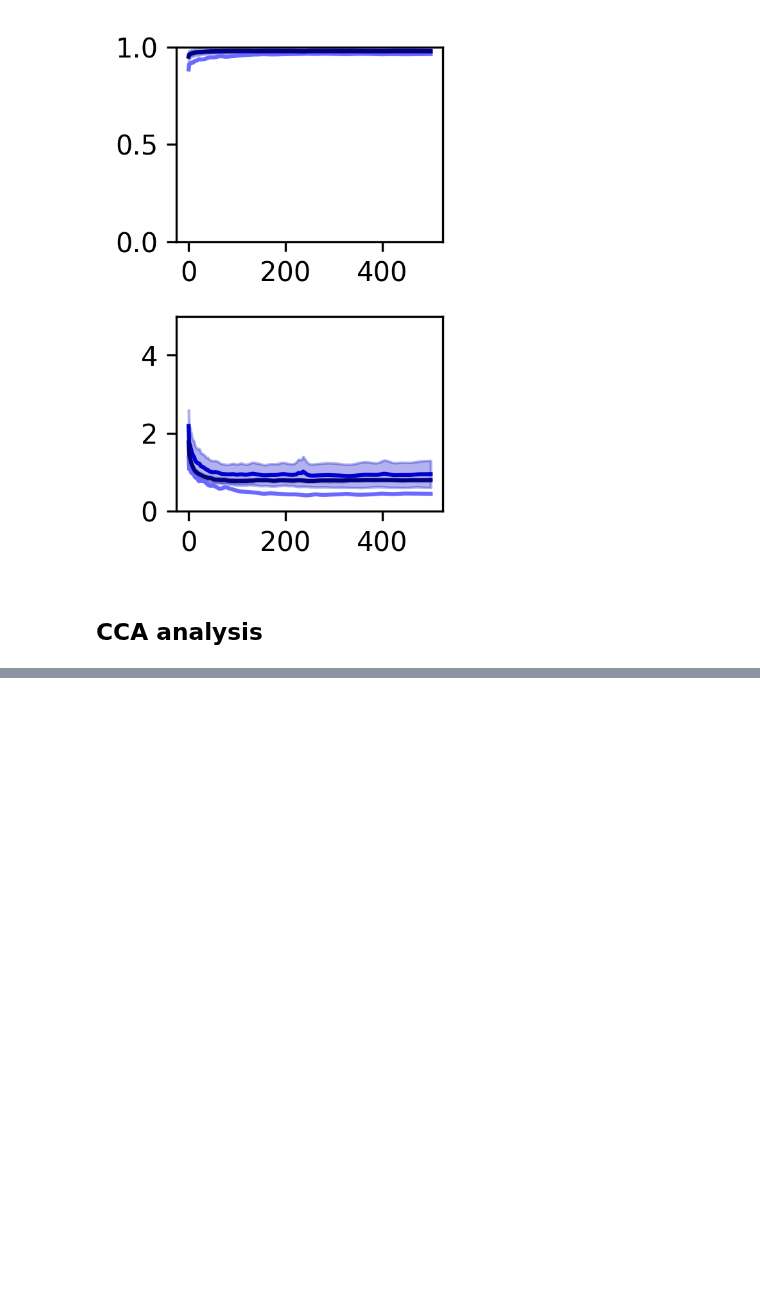
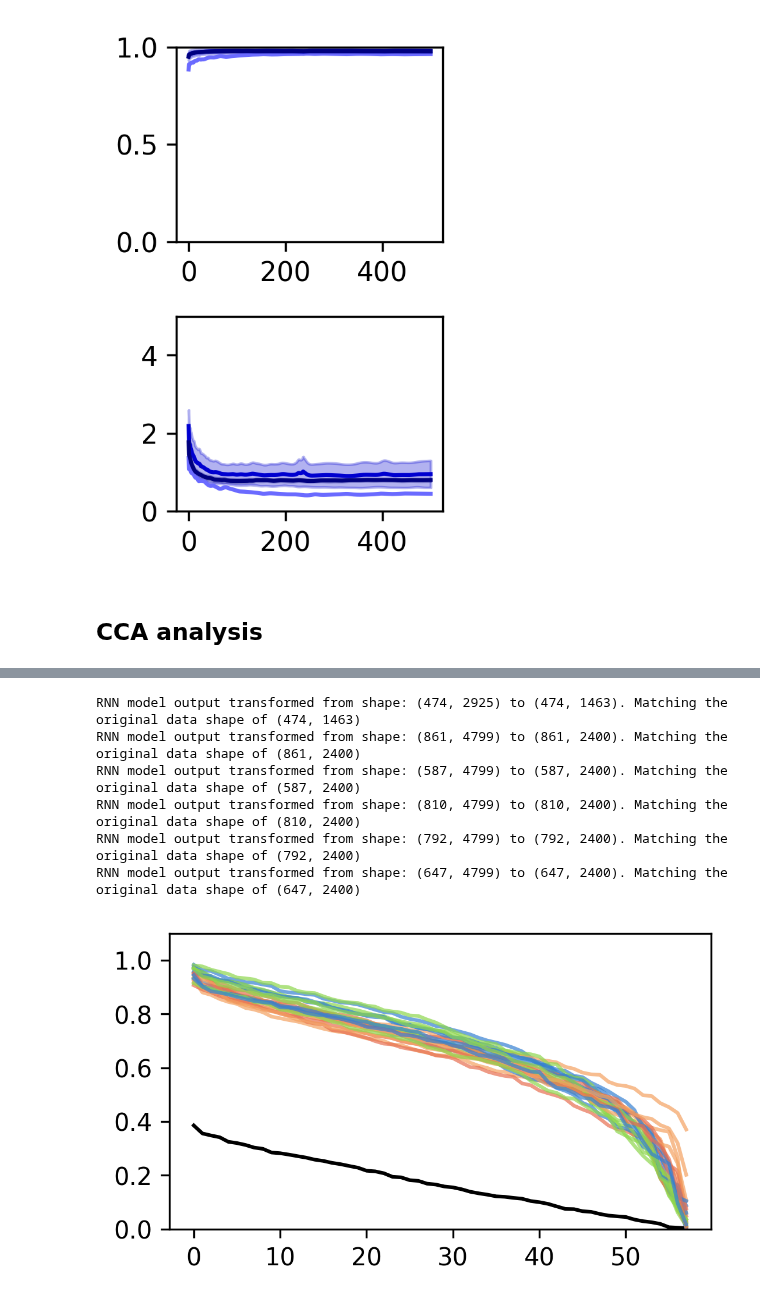
Before and after one commit to martinesparza/earthquake-analysis, a Jupyter notebook: notebooks/combining_sessions/rnn_analysis.ipynb, the cells around one changed output, grey strips where cells are left out. Cells and saved outputs as stored; diff of their text form; code cells hidden in the pictures; blank space fills up the shorter version.

```diff
--- a/notebooks/combining_sessions/rnn_analysis.ipynb
+++ b/notebooks/combining_sessions/rnn_analysis.ipynb
@@ -84,3 +147,7 @@ data4 = loadmat(path4, simplify_cells=True)
 rnn_model2 = data2['rnn_model']
 rnn_model3 = data3['rnn_model']
 rnn_model4 = data4['rnn_model']
+# %%
+pyal_dict_62_0 = rnnz.process_pyal_M061_M062_files(fname2, rnn_model2)
+pyal_dict_62_1 = rnnz.process_pyal_M061_M062_files(fname3, rnn_model3)
+pyal_dict_62_2 = rnnz.process_pyal_M061_M062_files(fname4, rnn_model4)
@@ -198,0 +401,49 @@ RNN model output transformed from shape: (647, 4799) to (647, 2400). Matching th
+# %%
+def plot_cca_by_region(rnn_models, pyal_dicts, color_palette):
+
+    fig = plt.figure(figsize=(4, 2.2),  dpi = 300)
+    for m in range(len(rnn_models)):
+        rnn_model = rnn_models[m]
+        pyal_dict = pyal_dicts[m]
+
+        rnn_model_ = rnn_model.copy()
+        rnn_model_['RNN'] = rnnz.combine_rnn_time_bins(rnn_model)
+
+        rnn_activity = rnn_model_['RNN'].T
+        real_activity = rnn_model_['Adata'].T
+
+        num_components = 58 # thats the minimum num of neurons over all mice and sessions
+
+        PCA_data_real, pcas_real = pca_by_region(real_activity, pyal_dict['regions_arr'], num_components)
+        PCA_data_rnn, pcas_rnn = pca_by_region(rnn_activity, pyal_dict['regions_arr'], num_components)
+
+        for i in range(len(PCA_data_real)):
+            pca_data_real = PCA_data_real[i]
+            pca_data_rnn = PCA_data_rnn[i]
+
+            if m == 0 and i == 0: # just once
+                shuffled_real = shuffle(rnn_activity, random_state=42)
+                _, pca_shuffled_real = analyz.pca_fit_transform(shuffled_real, num_components)
+                ctrl_cca = analyz.canoncorr(pca_data_real, pca_shuffled_real)
+                plt.plot(ctrl_cca[:100], label = "control", color = 'black')
+
+            area = pyal_dict['areas'][i].split("_")[0]
+            model_cca = analyz.canoncorr(pca_data_real, pca_data_rnn)
+            plt.plot(model_cca[:100], label = area, color = color_palette['curbd_colors'][area], alpha = 0.7)
+
+    # plt.legend(frameon=False, fontsize = 12, bbox_to_anchor=(1.05, 1))
+    plt.ylim(0, 1.1)
+    plt.show()
+# %%
+models = [rnn_model, rnn_model0, rnn_model1, rnn_model2, rnn_model3, rnn_model4]
+pyal_dicts = [pyal_dict_44_0, pyal_dict_61_0, pyal_dict_61_1, pyal_dict_62_0, pyal_dict_62_1, pyal_dict_62_2]
+# %%
+plot_cca_by_region(models, pyal_dicts, color_palette)
+# %% [output]
+RNN model output transformed from shape: (474, 2925) to (474, 1463). Matching the original data shape of (474, 1463)
+RNN model output transformed from shape: (861, 4799) to (861, 2400). Matching the original data shape of (861, 2400)
+RNN model output transformed from shape: (587, 4799) to (587, 2400). Matching the original data shape of (587, 2400)
+RNN model output transformed from shape: (810, 4799) to (810, 2400). Matching the original data shape of (810, 2400)
+RNN model output transformed from shape: (792, 4799) to (792, 2400). Matching the original data shape of (792, 2400)
+RNN model output transformed from shape: (647, 4799) to (647, 2400). Matching the original data shape of (647, 2400)
+[figure, added]
```
Also changed, not shown: parts of 10 cells of this notebook.
